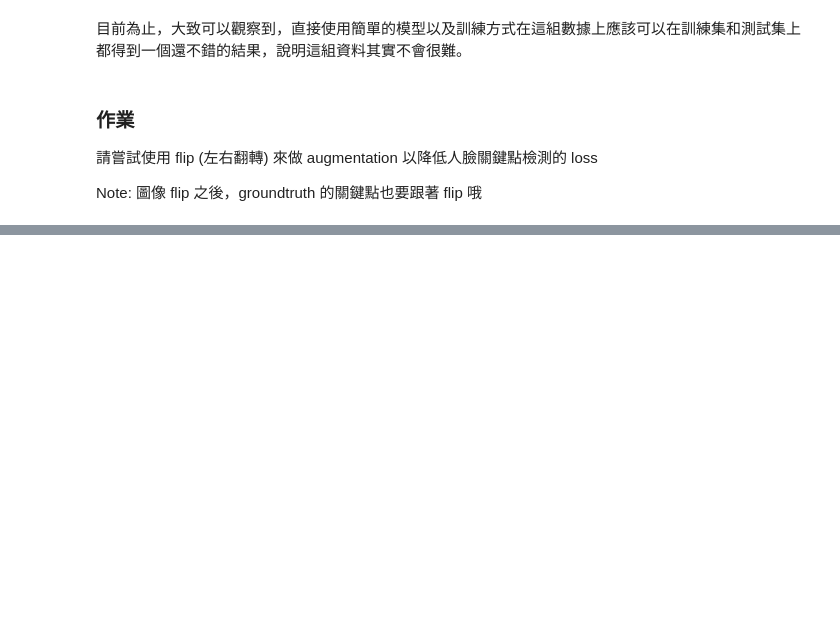
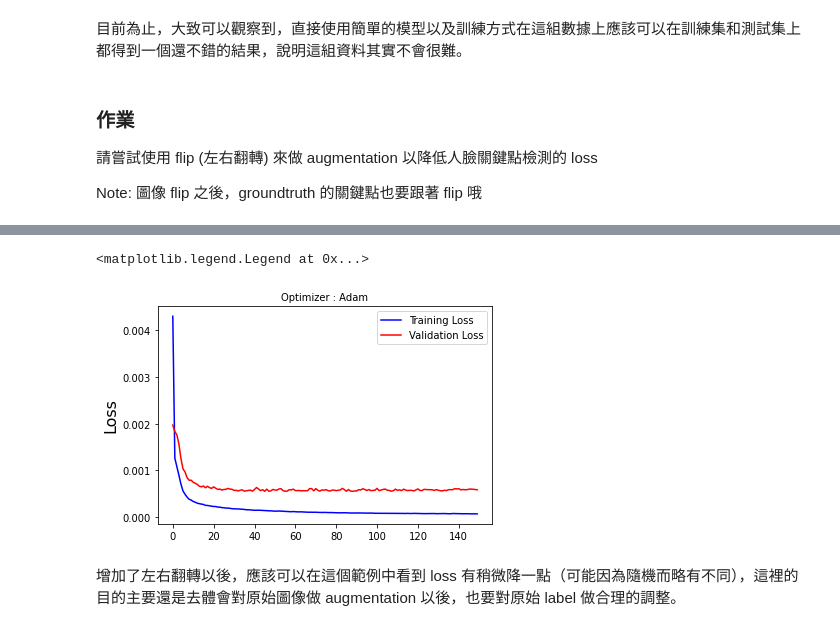
Before and after one commit to PatrickRuan/DL-CVMarathon, a Jupyter notebook: homework/Day44_train_facial_keypoint_Sample.ipynb, the cells around one changed output, grey strips where cells are left out. Cells and saved outputs as stored; diff of their text form; code cells hidden in the pictures; blank space fills up the shorter version.

```diff
--- a/homework/Day44_train_facial_keypoint_Sample.ipynb
+++ b/homework/Day44_train_facial_keypoint_Sample.ipynb
@@ -205,0 +248,24 @@ model_with_augment.compile(loss='mean_squared_error', optimizer='adam')
+# %%
+# 創建 list
+aug_imgs_train = []
+aug_points_train = []
+
+# 對所有原始資料做 augmentation
+for i in range(imgs_train.shape[0]):
+    # 做左右翻轉
+    aug_img, aug_point = augment_data(imgs_train[i], points_train[i])
+
+    # append 原始資料
+    aug_imgs_train.append(imgs_train[i])
+    aug_points_train.append(points_train[i])
+
+    # append 做過 augmentation 後的資料
+    aug_imgs_train.append(aug_img)
+    aug_points_train.append(aug_point)
+
+# convert to numpy
+aug_imgs_train = np.array(aug_imgs_train)
+aug_points_train = np.copy(aug_points_train)
+
+print(aug_imgs_train.shape)
+print(aug_points_train.shape)
@@ -205,0 +275,7 @@ model_with_augment.compile(loss='mean_squared_error', optimizer='adam')
+# %%
+# model checkpoint
+checkpoint_aug = ModelCheckpoint('best_weights_augment.h5', verbose=1, save_best_only=True)
+# training the model
+hist_model_aug = model_with_augment.fit(aug_imgs_train.reshape(aug_imgs_train.shape[0], 96, 96, 1), aug_points_train,
+                           validation_split=0.2, batch_size=64, callbacks=[checkpoint_aug, hist],
+                           shuffle=True, epochs=150, verbose=1)
@@ -205,0 +300,12 @@ model_with_augment.compile(loss='mean_squared_error', optimizer='adam')
+# %%
+# loss 值的圖
+plt.title('Optimizer : Adam', fontsize=10)
+plt.ylabel('Loss', fontsize=16)
+plt.plot(hist_model_aug.history['loss'], color='b', label='Training Loss')
+plt.plot(hist_model_aug.history['val_loss'], color='r', label='Validation Loss')
+plt.legend(loc='upper right')
+# %% [output]
+<matplotlib.legend.Legend at 0x...>
+[figure, added]
+# %% [markdown]
+增加了左右翻轉以後，應該可以在這個範例中看到 loss 有稍微降一點（可能因為隨機而略有不同），這裡的目的主要還是去體會對原始圖像做 augmentation 以後，也要對原始 label 做合理的調整。
```
Also changed, not shown: parts of 5 cells of this notebook.
